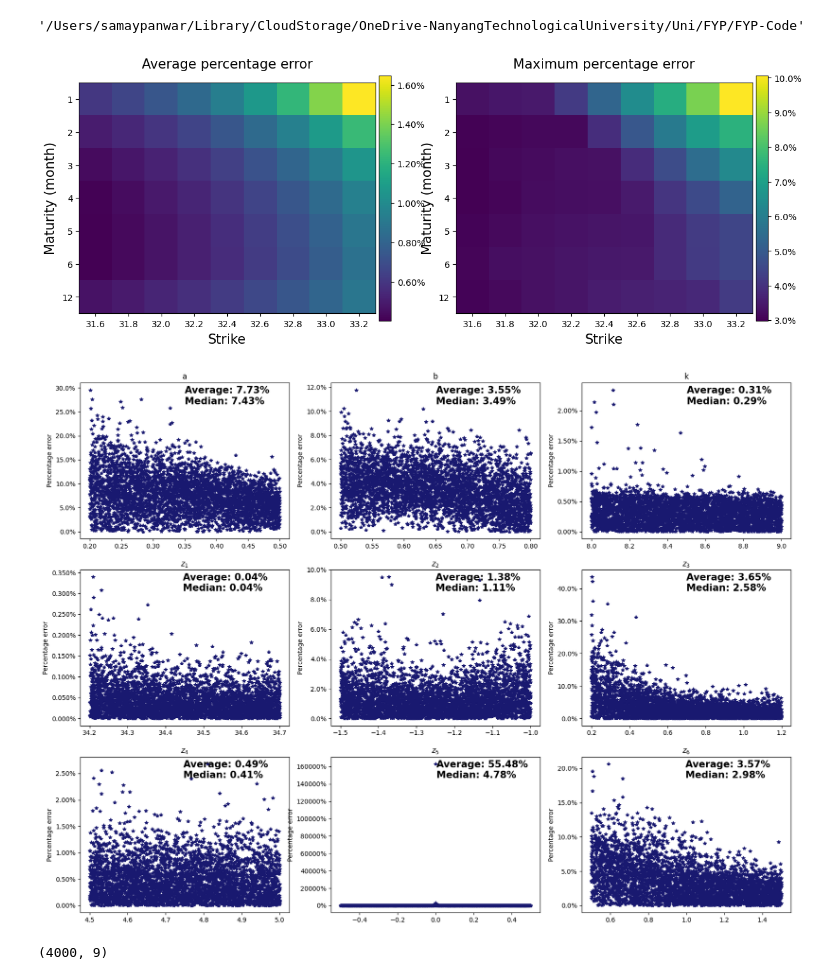
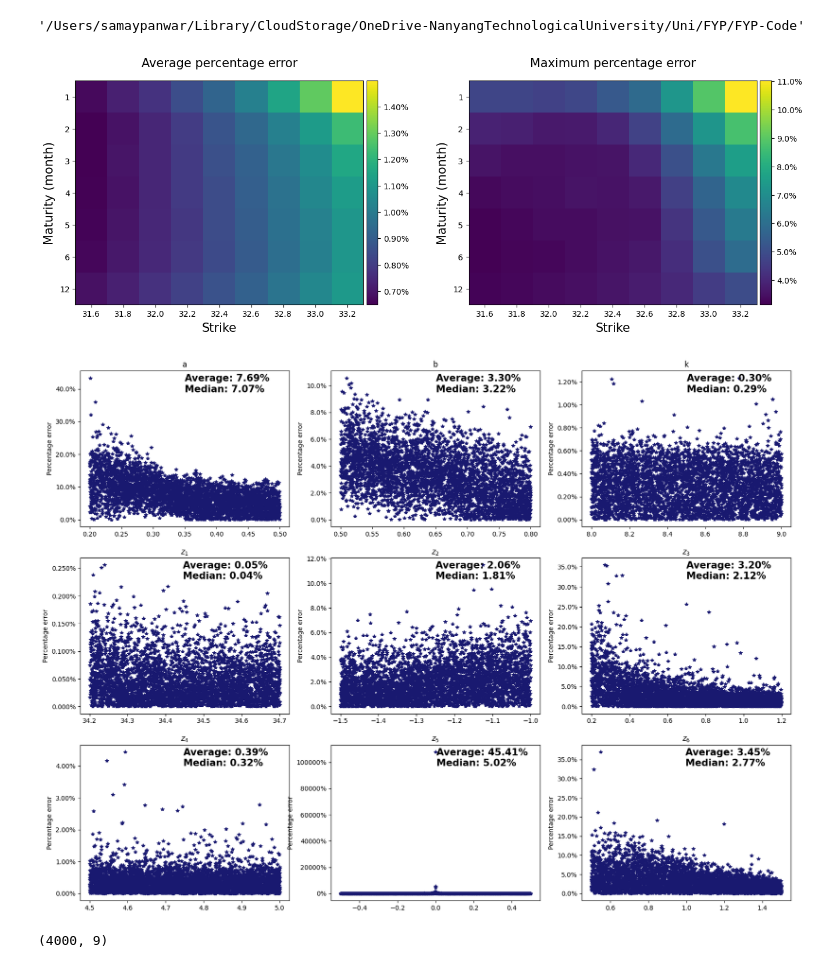
Before and after one commit to samaypanwar/FYP-Code, a Jupyter notebook: notebooks/test.ipynb, the cells around one changed output. Saved outputs shown, nothing was run; the diff lists cells and outputs as text; code cells hidden in the pictures.

Commit message:
UPDATE: generated new plots for report

```diff
--- a/notebooks/test.ipynb
+++ b/notebooks/test.ipynb
@@ -41,28 +43,28 @@ os.getcwd()
 # %%
 import tensorflow as tf
 gpus = tf.config.experimental.list_physical_devices('GPU')
 if gpus:
   try:
     # Currently, memory growth needs to be the same across GPUs
     for gpu in gpus:
       tf.config.experimental.set_memory_growth(gpu, True)
     logical_gpus = tf.config.experimental.list_logical_devices('GPU')
     print(len(gpus), "Physical GPUs,", len(logical_gpus), "Logical GPUs")
   except RuntimeError as e:
     # Memory growth must be set before GPUs have been initialized
     print(e)
 # print(os.getcwd())
-model.train_model(models, epochs = 250, model_type = model_type, parameterization = parameterization)
+model.train_model(models, epochs = 200, model_type = model_type, parameterization = parameterization)
 # %% [output]
-[figure, old version]
+[figure, new version]
 # %%
 model.load_weights(models, model_type = model_type, parameterization = parameterization)
 # %%
 params_range_train, params_range_test, price_train, price_test = model.load_data(parameterization = parameterization)
 # %%
-model.calibrate(model = models, prices = price_test, parameters = params_range_test, epochs = 1000, model_type = model_type, parameterization = parameterization, plot = True)
+model.calibrate(model = models, prices = price_test, parameters = params_range_test, epochs = 500, model_type = model_type, parameterization = parameterization, plot = True)
 # %% [output]
-[figure, old version]
+[figure, new version]
 # %%
 params_range_test.shape
 # %% [output]
```
Also changed, not shown: parts of 1 cell of this notebook, 17 other files.
